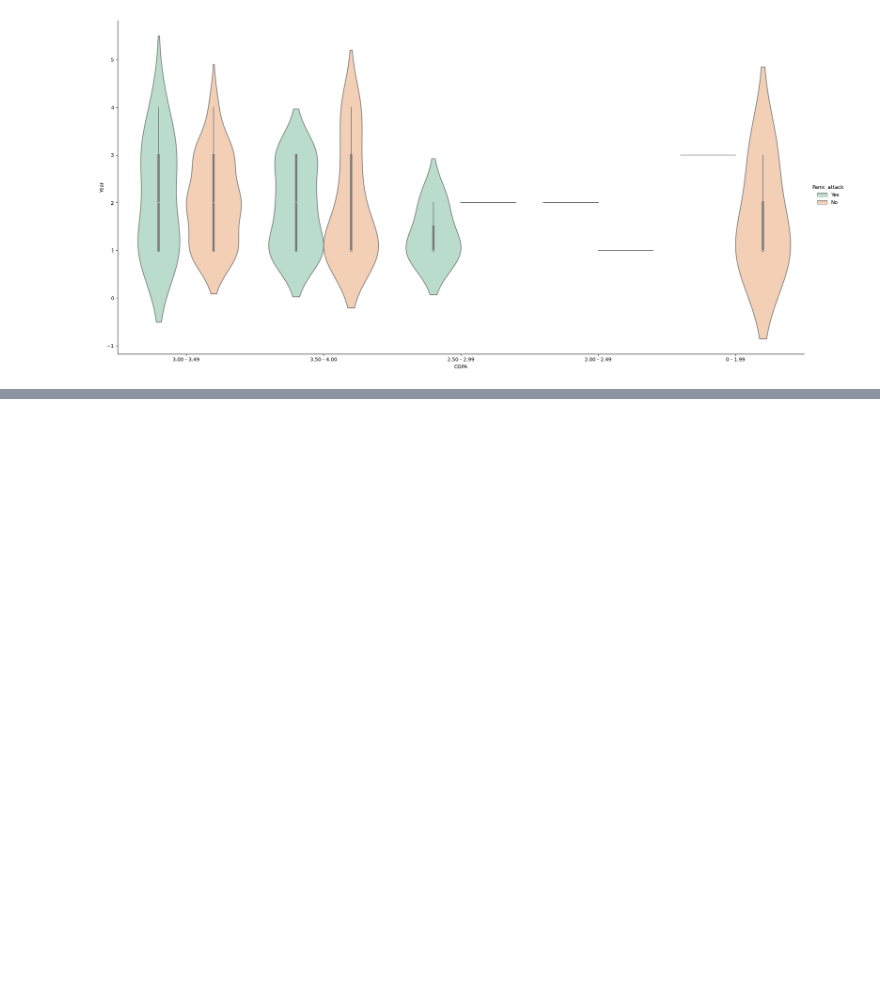
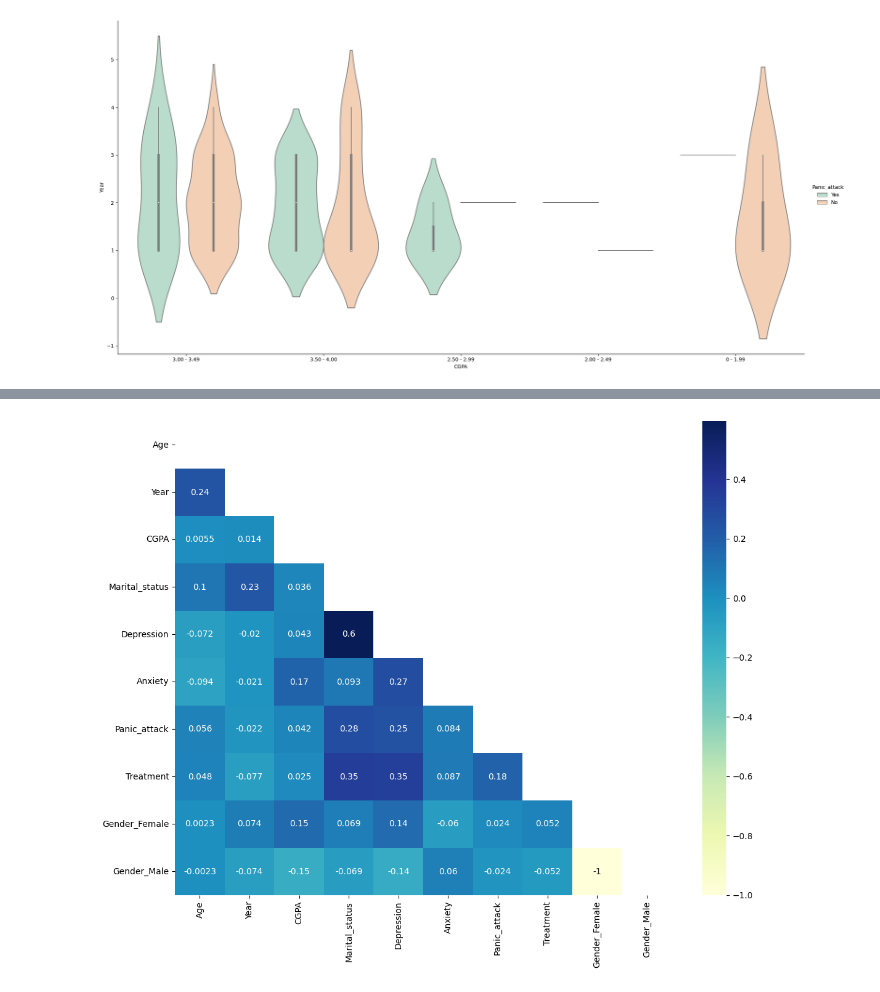
Before and after one commit to leadline42/lecture-bda-visaulization-python, a Jupyter notebook: Lecture06/Lecture06_01.ipynb, the cells around one changed output, grey strips where cells are left out. Saved outputs shown, nothing was run; the diff lists cells and outputs as text; code cells hidden in the pictures; blank space fills up the shorter version.

```diff
--- a/Lecture06/Lecture06_01.ipynb
+++ b/Lecture06/Lecture06_01.ipynb
@@ -280,0 +316,8 @@ plt.show()
+# %%
+df_mod01_health = df_mod00_health.copy()
+
+df_mod01_health['Marital_status'] = df_mod01_health['Marital_status'].replace({'Yes':1,'No':0})
+df_mod01_health['Depression'] = df_mod01_health['Depression'].replace({'Yes':1,'No':0})
+df_mod01_health['Anxiety'] = df_mod01_health['Anxiety'].replace({'Yes':1,'No':0})
+df_mod01_health['Panic_attack'] = df_mod01_health['Panic_attack'].replace({'Yes':1,'No':0})
+df_mod01_health['Treatment'] = df_mod01_health['Treatment'].replace({'Yes':1,'No':0})
@@ -280,0 +329,6 @@ plt.show()
+# %%
+df_mod01_health['CGPA'] = df_mod01_health['CGPA'].replace({'3.00 - 3.49':3.25,
+                                                           '3.50 - 4.00':3.75,
+                                                           '2.50 - 2.99':2.75,
+                                                           '2.00 - 2.49':2.25,
+                                                           '0 - 1.99':0.99})
@@ -280,0 +356,2 @@ plt.show()
+# %%
+df_mod02_health = pd.get_dummies(df_mod01_health, columns=['Gender'])
@@ -280,0 +394,11 @@ plt.show()
+# %%
+fig, ax = plt.subplots()
+fig.set_size_inches(13,10)
+
+correlation_data = df_mod02_health.corr()
+upp_mat = np.triu(correlation_data)
+sns.heatmap(correlation_data, annot=True, cmap='YlGnBu', mask=upp_mat)
+
+plt.show()
+# %% [output]
+[figure, added]
```
Also changed, not shown: parts of 8 cells of this notebook.
